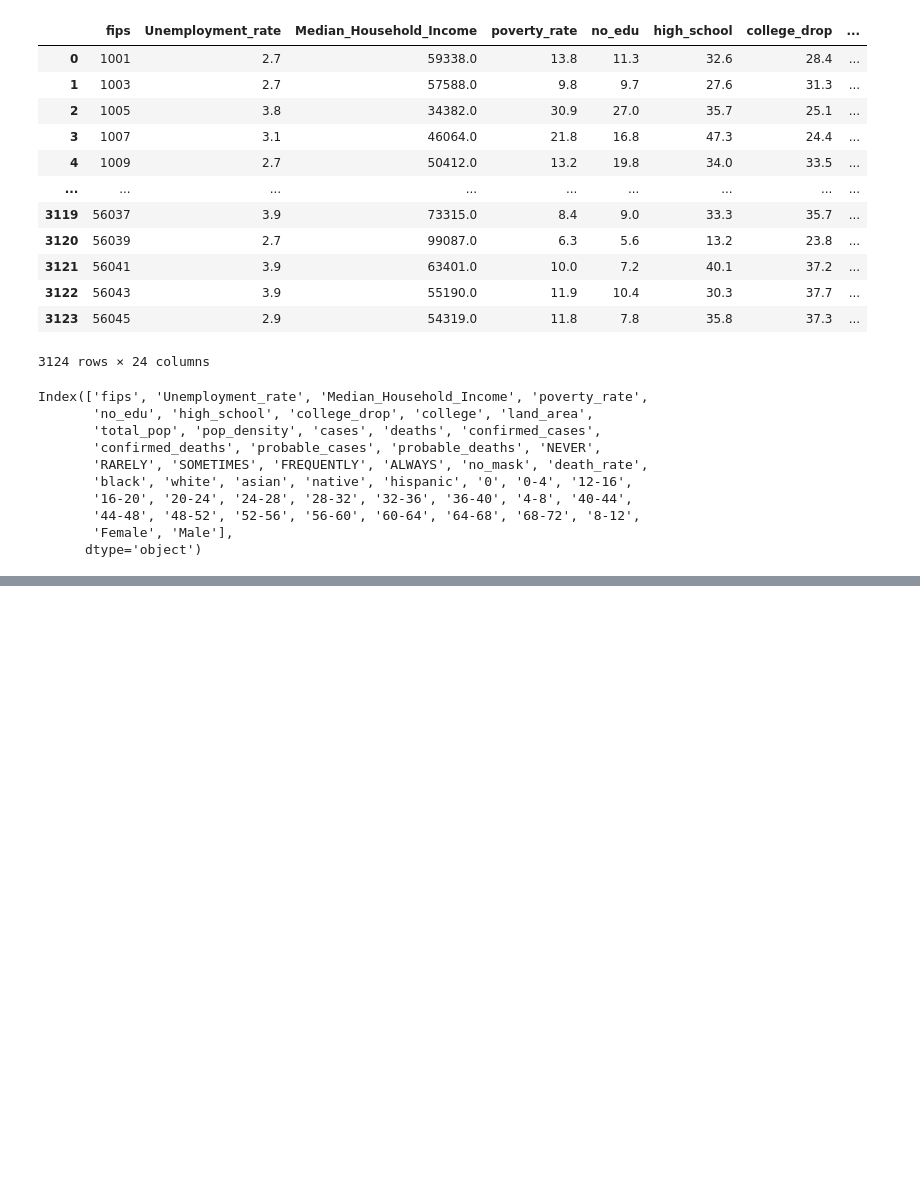
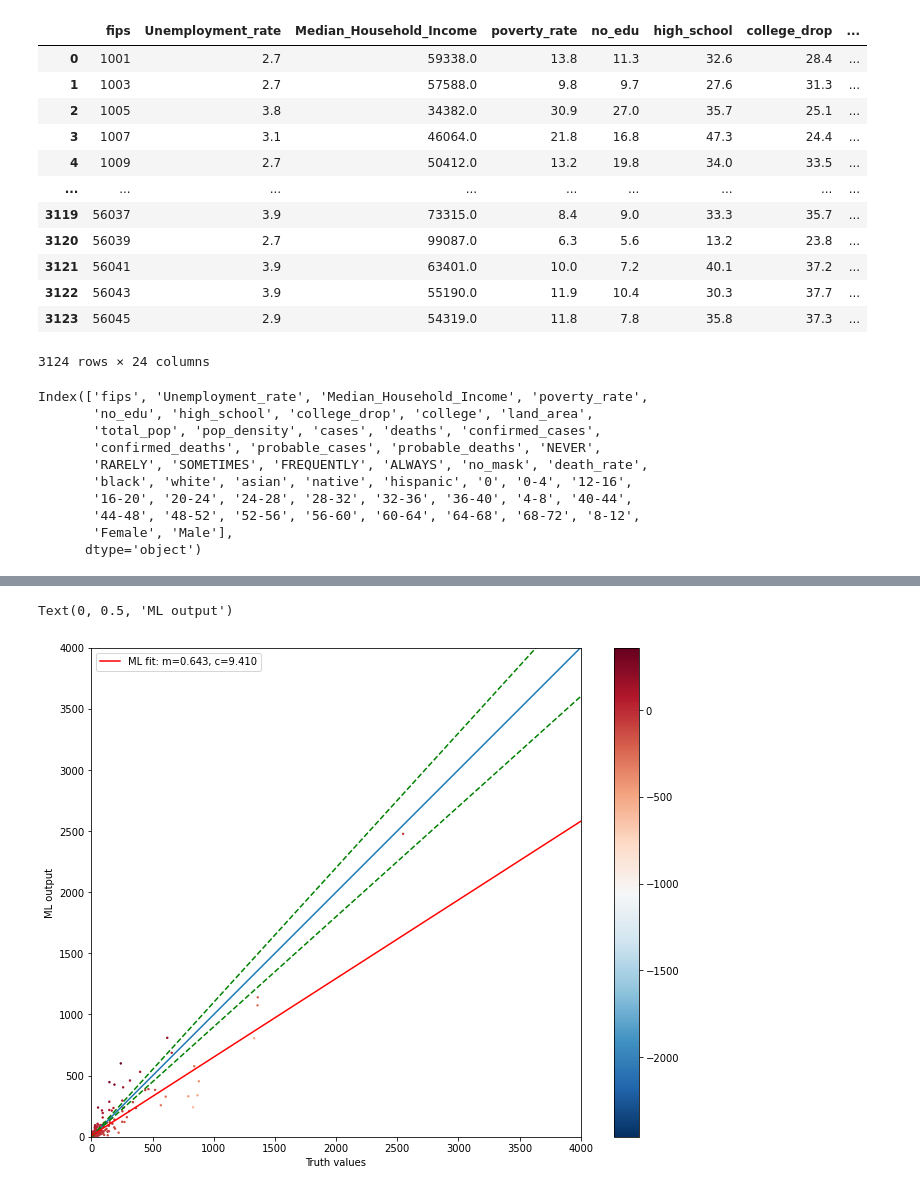
Before and after one commit to gabhijith/pyghack_covid19, a Jupyter notebook: scratch.ipynb, the cells around one changed output, grey strips where cells are left out. Saved outputs shown, nothing was run; the diff lists cells and outputs as text; code cells hidden in the pictures; blank space fills up the shorter version.

```diff
--- a/scratch.ipynb
+++ b/scratch.ipynb
@@ -140,0 +314,24 @@ df_train
+# %%
+from scipy.optimize import curve_fit
+fig = plt.figure(figsize=(12, 9))
+def line(x,m,c):
+    return (m*x)+c
+popt, pcov = curve_fit(line, test_lab, test_pred)
+x_points = np.linspace(0, 4000, 100)
+error = (test_pred - test_lab)
+a = plt.axes(aspect='equal')
+plt.scatter(test_lab, test_pred,c=error,cmap='RdBu_r',s=2 )
+plt.colorbar()
+lims = [0, 4000]
+plt.xlim(lims)
+plt.ylim(lims)
+_ = plt.plot(lims, lims)
+_ = plt.plot(lims, [0,4400],'g--')
+_ = plt.plot(lims, [0,3600],'g--')
+_ =plt.plot(x_points, line(x_points, *popt), 'r-', label='ML fit: m=%5.3f, c=%5.3f' % tuple(popt))
+plt.legend()
+plt.xlabel('Truth values')
+plt.ylabel('ML output')
+# %% [output]
+Text(0, 0.5, 'ML output')
+[figure, added]
```
Also changed, not shown: parts of 13 cells of this notebook.
